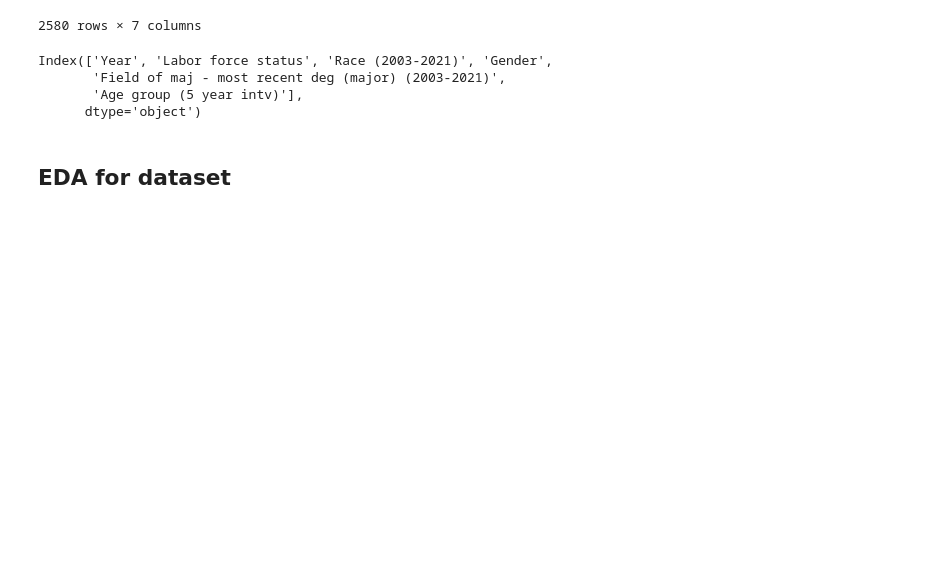
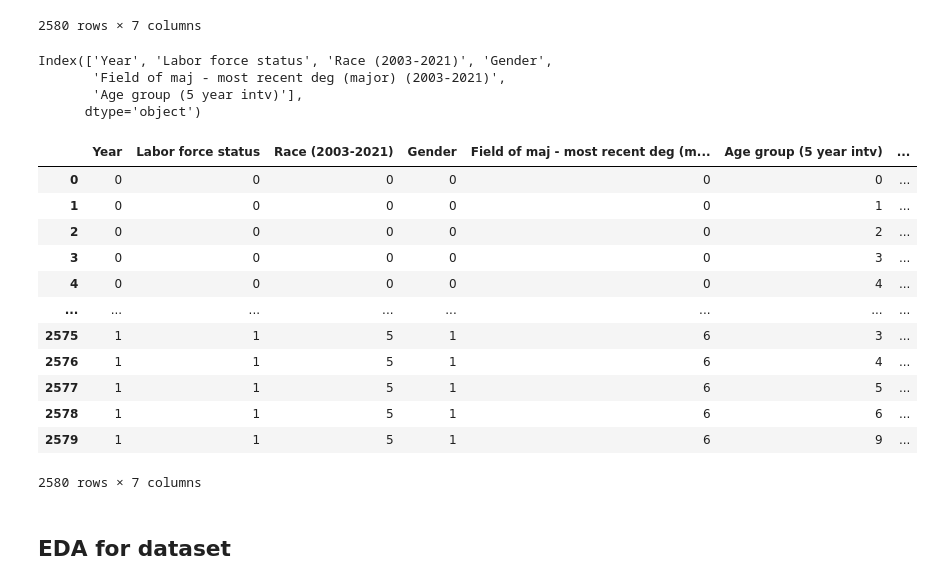
Before and after one commit to paulieGeeMav33/Data-Project, a Jupyter notebook: Findings.ipynb, the cells around one changed output. Saved outputs shown, nothing was run; the diff lists cells and outputs as text; code cells hidden in the pictures; blank space fills up the shorter version.

```diff
--- a/Findings.ipynb
+++ b/Findings.ipynb
@@ -73,6 +74,22 @@ Index(['Year', 'Labor force status', 'Race (2003-2021)', 'Gender',
        'Field of maj - most recent deg (major) (2003-2021)',
        'Age group (5 year intv)'],
       dtype='object')
+# %%
+df
+# %% [output]
+|  | Year | Labor force status | Race (2003-2021) | Gender | Field of maj - most recent deg (m... | Age group (5 year intv) | ... |
+| 0 | 0 | 0 | 0 | 0 | 0 | 0 | ... |
+| 1 | 0 | 0 | 0 | 0 | 0 | 1 | ... |
+| 2 | 0 | 0 | 0 | 0 | 0 | 2 | ... |
+| 3 | 0 | 0 | 0 | 0 | 0 | 3 | ... |
+| 4 | 0 | 0 | 0 | 0 | 0 | 4 | ... |
+| ... | ... | ... | ... | ... | ... | ... | ... |
+| 2575 | 1 | 1 | 5 | 1 | 6 | 3 | ... |
+| 2576 | 1 | 1 | 5 | 1 | 6 | 4 | ... |
+| 2577 | 1 | 1 | 5 | 1 | 6 | 5 | ... |
+| 2578 | 1 | 1 | 5 | 1 | 6 | 6 | ... |
+| 2579 | 1 | 1 | 5 | 1 | 6 | 9 | ... |
+2580 rows × 7 columns
 # %% [markdown]
 ## EDA for dataset
 # %%
```
Also changed, not shown: parts of 5 cells of this notebook.
